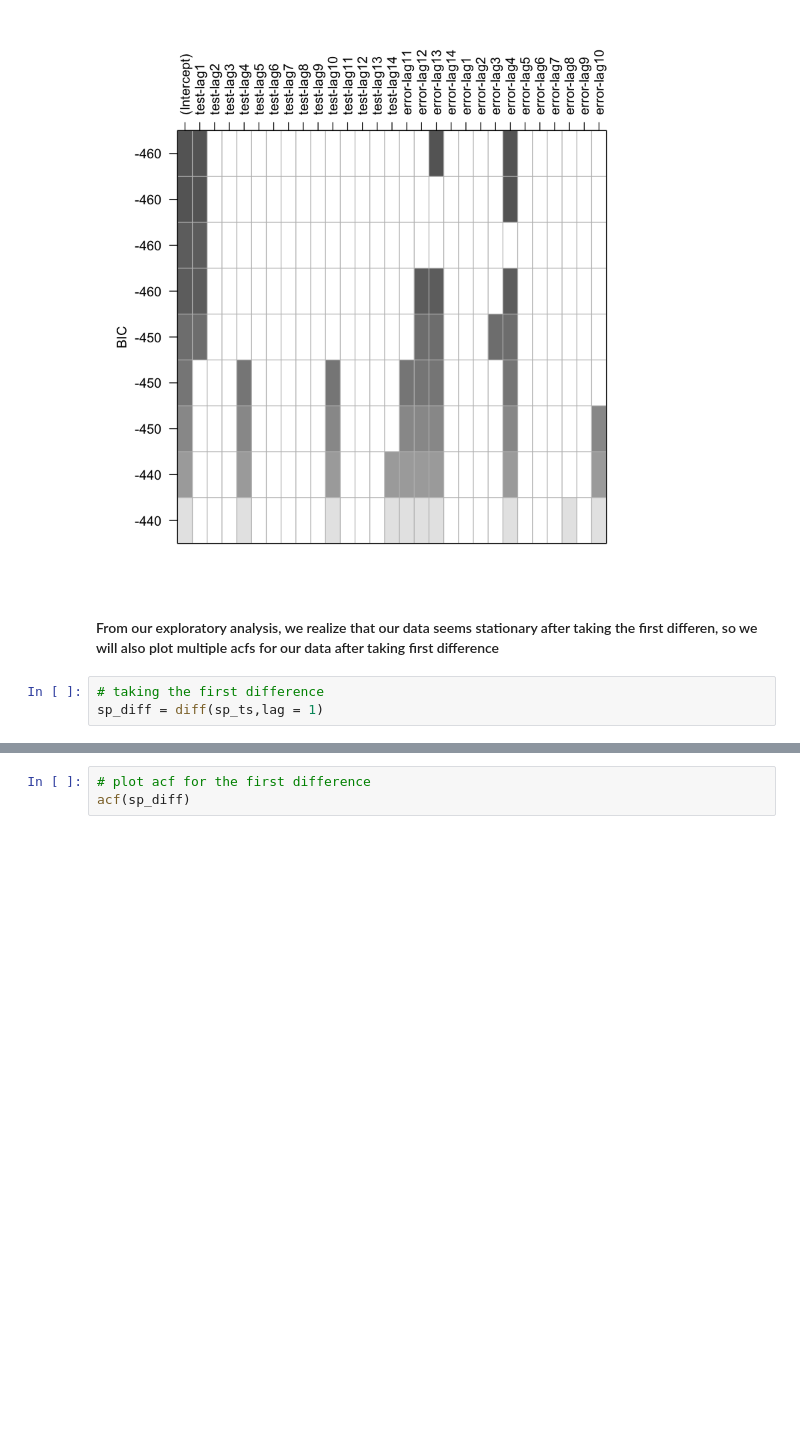
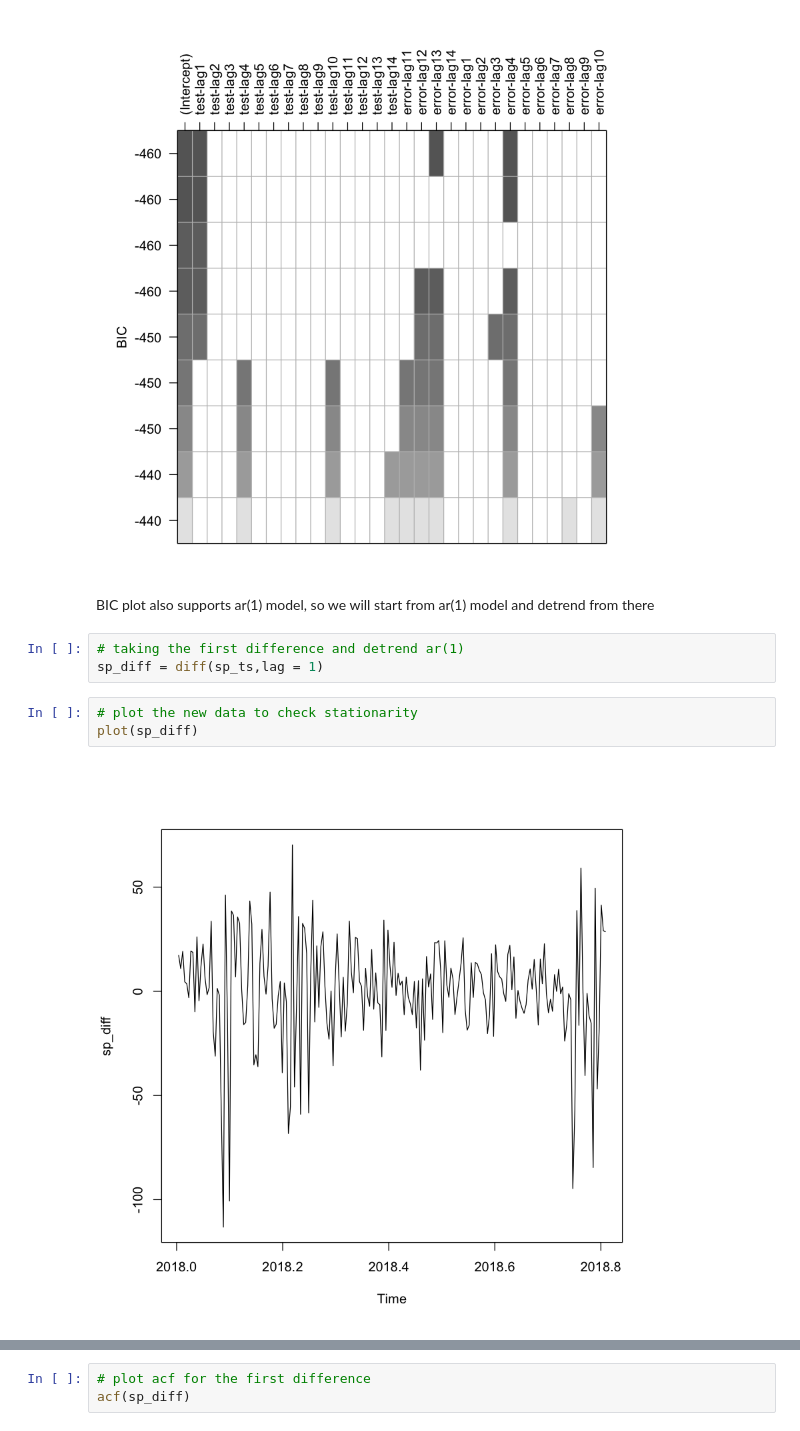
Before and after one commit to TImeSeriesSP/Time_Series, a Jupyter notebook: Model Selection.ipynb, the cells around one changed output, grey strips where cells are left out. Saved outputs shown, nothing was run; the diff lists cells and outputs as text; blank space fills up the shorter version.

```diff
--- a/Model Selection.ipynb
+++ b/Model Selection.ipynb
@@ -66,8 +72,13 @@ Warning message in leaps.setup(x, y, wt = wt, nbest = nbest, nvmax = nvmax, forc
 “10  linear dependencies found”
 Reordering variables and trying again:
 [figure]
-# %% [markdown]
-#### From our exploratory analysis, we realize that our data seems stationary after taking the first differen, so we will also plot multiple acfs for our data after taking first difference
+# %% [markdown]
+BIC plot also supports ar(1) model, so we will start from ar(1) model and detrend from there
 # %%
-# taking the first difference
+# taking the first difference and detrend ar(1)
 sp_diff = diff(sp_ts,lag = 1)
+# %%
+# plot the new data to check stationarity
+plot(sp_diff)
+# %% [output]
+[figure, added]
```
Also changed, not shown: parts of 8 cells of this notebook.
